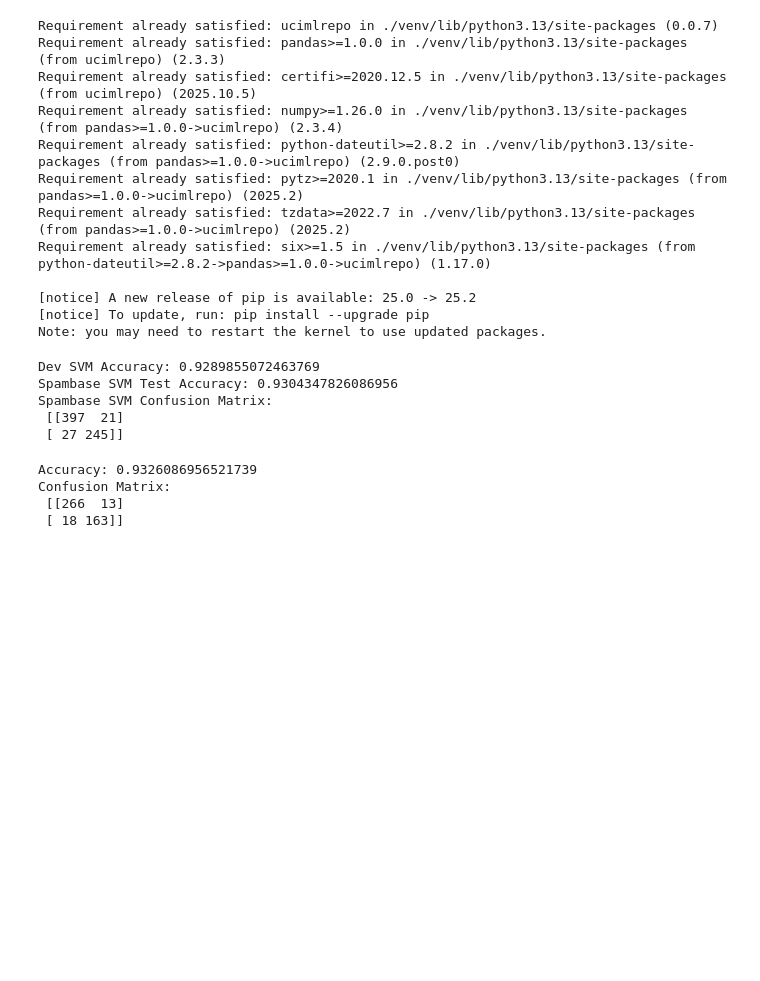
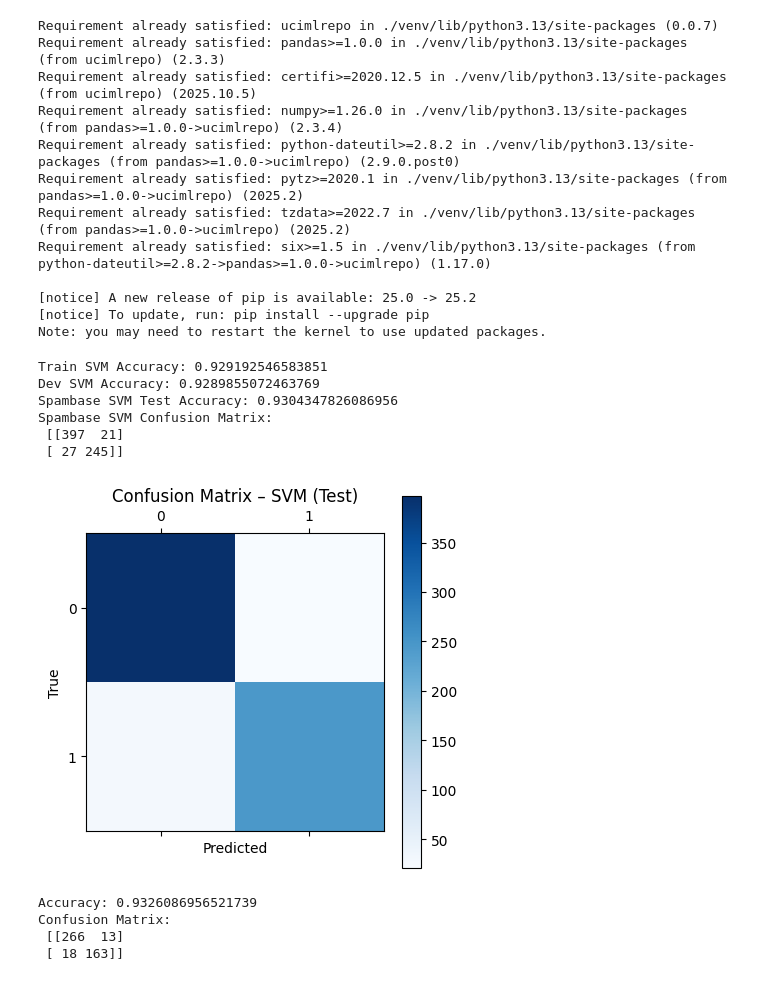
Before and after one commit to AnvithV/binary_classifier, a Jupyter notebook: main.ipynb, the cells around one changed output. Cells and saved outputs as stored; diff of their text form; code cells hidden in the pictures; blank space fills up the shorter version.

```diff
--- a/main.ipynb
+++ b/main.ipynb
@@ -63,33 +63,48 @@ X_train, X_test, y_train, y_test = train_test_split( #X_train is the training fe
     X, y, test_size=0.30, stratify=y, random_state=42
 )
 #now split the 30% test into dev and final test 50-50
 X_dev, X_test, y_dev, y_test = train_test_split( #always outputs in this order
     X_test, y_test, test_size=0.50, stratify=y_test, random_state=42
 )
 
 model = LinearSVC(C=1.0, penalty="l2", loss="squared_hinge", random_state=42, max_iter=5000) # tested a bunch of different C values here, the value of C determines the regularization strength, regularization helps prevent overfitting by adding a penalty to the loss function for large weights, smaller C means stronger regularization, larger C means weaker regularization
 model.fit(X_train, y_train) #training the model based on training split and training labels
 
+y_train_pred = model.predict(X_train) #predicting on training set
+train_accuracy = accuracy_score(y_train, y_train_pred) #comparing predicted labels to actual
+print("Train SVM Accuracy:", train_accuracy)
+
 
 y_dev_pred = model.predict(X_dev) #predicting on dev set
 dev_accuracy = accuracy_score(y_dev, y_dev_pred) #comparing predicted labels to actual labels to get accuracy
 print("Dev SVM Accuracy:", dev_accuracy)
 
 
 y_pred = model.predict(X_test) #outputs predicted labels based on test features
 
 
 spam_accuracy = accuracy_score(y_test, y_pred) #comparing predicted labels to actual labels to get accuracy
 spam_confusion = confusion_matrix(y_test, y_pred) #confusion matrix to see true positives, true negatives, false positives, false negatives
 
 print("Spambase SVM Test Accuracy:", spam_accuracy)
 print("Spambase SVM Confusion Matrix:\n", spam_confusion)
+
+#graph visualization
+cm_svm = confusion_matrix(y_test, y_pred)
+plt.matshow(cm_svm, cmap=plt.cm.Blues)
+plt.title('Confusion Matrix – SVM (Test)')
+plt.colorbar()
+plt.xlabel('Predicted')
+plt.ylabel('True')
+plt.show()
 # %% [output]
+Train SVM Accuracy: 0.929192546583851
 Dev SVM Accuracy: 0.9289855072463769
 Spambase SVM Test Accuracy: 0.9304347826086956
 Spambase SVM Confusion Matrix:
  [[397  21]
  [ 27 245]]
+[figure, added]
 # %%
 #TESTING LOGISTIC REGRESSION ON SPAMBASE DATASET
 
```
Also changed, not shown: parts of 6 cells of this notebook, 1 other file.
